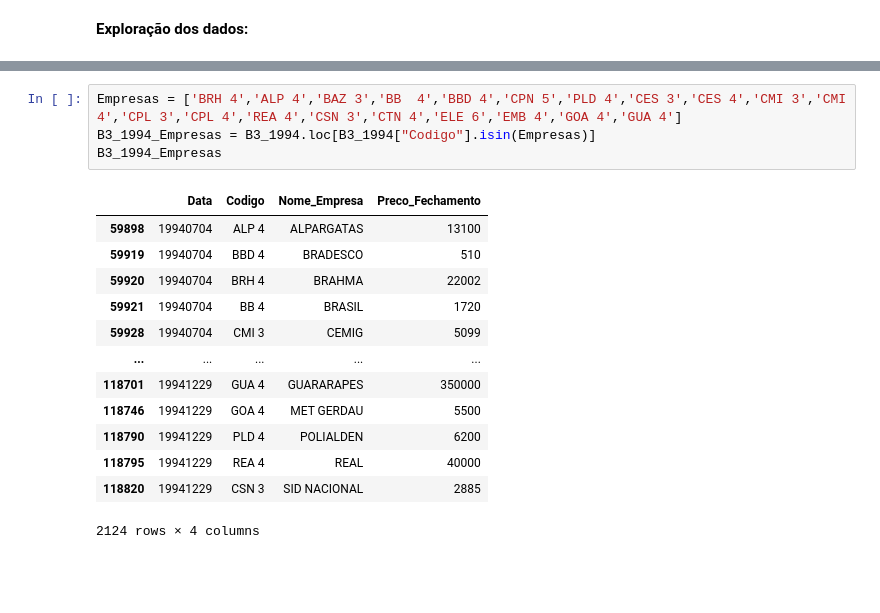
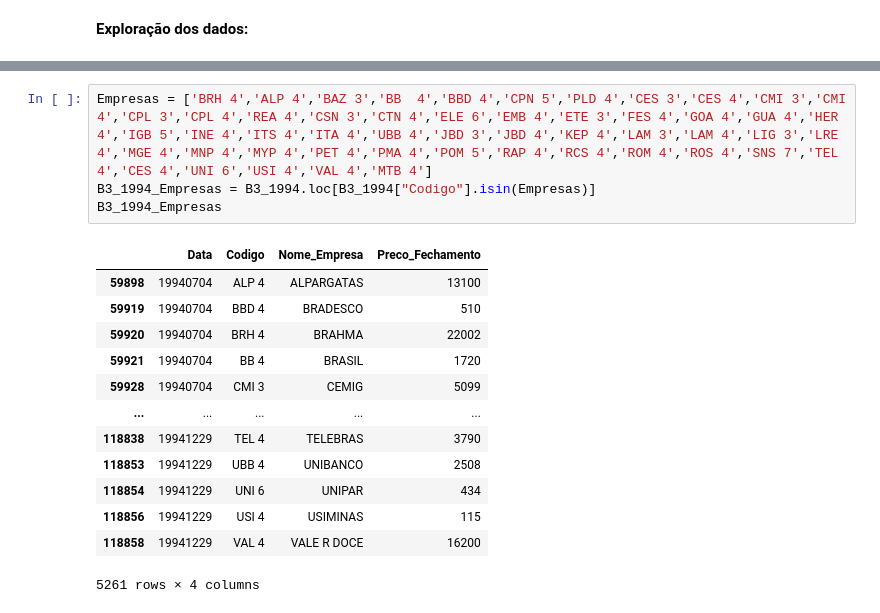
Before and after one commit to deboraaires/analise_Ibovespa, a Jupyter notebook: Análise_do_IBOVESPA.ipynb, the cells around one changed output, grey strips where cells are left out. Drawn from its saved outputs; the diff is of its cells as text; blank space fills up the shorter version.

```diff
--- a/Análise_do_IBOVESPA.ipynb
+++ b/Análise_do_IBOVESPA.ipynb
@@ -625,18 +873,18 @@ B3_1994.head()
 # %%
-Empresas = ['BRH 4','ALP 4','BAZ 3','BB  4','BBD 4','CPN 5','PLD 4','CES 3','CES 4','CMI 3','CMI 4','CPL 3','CPL 4','REA 4','CSN 3','CTN 4','ELE 6','EMB 4','GOA 4','GUA 4']
+Empresas = ['BRH 4','ALP 4','BAZ 3','BB  4','BBD 4','CPN 5','PLD 4','CES 3','CES 4','CMI 3','CMI 4','CPL 3','CPL 4','REA 4','CSN 3','CTN 4','ELE 6','EMB 4','ETE 3','FES 4','GOA 4','GUA 4','HER 4','IGB 5','INE 4','ITS 4','ITA 4','UBB 4','JBD 3','JBD 4','KEP 4','LAM 3','LAM 4','LIG 3','LRE 4','MGE 4','MNP 4','MYP 4','PET 4','PMA 4','POM 5','RAP 4','RCS 4','ROM 4','ROS 4','SNS 7','TEL 4','CES 4','UNI 6','USI 4','VAL 4','MTB 4']
 B3_1994_Empresas = B3_1994.loc[B3_1994["Codigo"].isin(Empresas)]
 B3_1994_Empresas
 # %% [output]
 |  | Data | Codigo | Nome_Empresa | Preco_Fechamento |
 | 59898 | 19940704 | ALP 4 | ALPARGATAS | 13100 |
 | 59919 | 19940704 | BBD 4 | BRADESCO | 510 |
 | 59920 | 19940704 | BRH 4 | BRAHMA | 22002 |
 | 59921 | 19940704 | BB 4 | BRASIL | 1720 |
 | 59928 | 19940704 | CMI 3 | CEMIG | 5099 |
 | ... | ... | ... | ... | ... |
-| 118701 | 19941229 | GUA 4 | GUARARAPES | 350000 |
-| 118746 | 19941229 | GOA 4 | MET GERDAU | 5500 |
-| 118790 | 19941229 | PLD 4 | POLIALDEN | 6200 |
-| 118795 | 19941229 | REA 4 | REAL | 40000 |
-| 118820 | 19941229 | CSN 3 | SID NACIONAL | 2885 |
+| 118838 | 19941229 | TEL 4 | TELEBRAS | 3790 |
+| 118853 | 19941229 | UBB 4 | UNIBANCO | 2508 |
+| 118854 | 19941229 | UNI 6 | UNIPAR | 434 |
+| 118856 | 19941229 | USI 4 | USIMINAS | 115 |
+| 118858 | 19941229 | VAL 4 | VALE R DOCE | 16200 |
-2124 rows × 4 columns
+5261 rows × 4 columns
```
Also changed, not shown: parts of 2 cells of this notebook.
